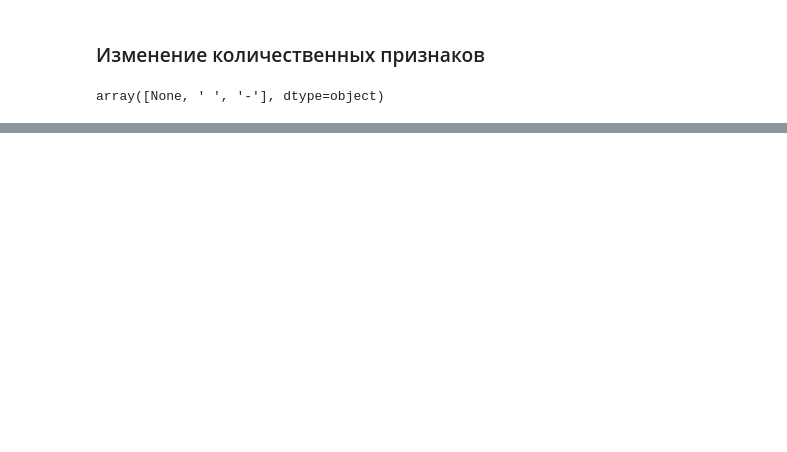
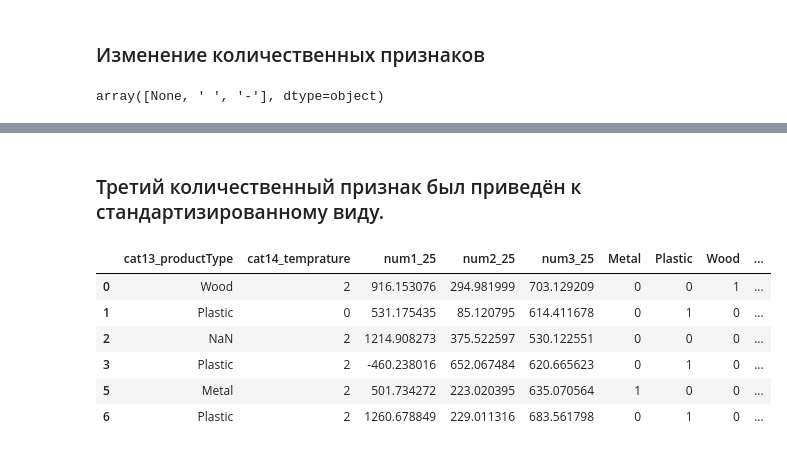
Before and after one commit to dahhwe/data_analysis, a Jupyter notebook: notebooks/analysis.ipynb, the cells around one changed output, grey strips where cells are left out. Drawn from its saved outputs; the diff is of its cells as text; code cells hidden in the pictures; blank space fills up the shorter version.

```diff
--- a/notebooks/analysis.ipynb
+++ b/notebooks/analysis.ipynb
@@ -180,0 +262,19 @@ TypeError: float() argument must be a string or a real number, not 'NAType'
+# %%
+min_max_scaler = MinMaxScaler()
+scaled_values = min_max_scaler.fit_transform(dataframe[[NUM1, NUM2]])
+dataframe[["num1_scaled", "num2_scaled"]] = scaled_values
+# %% [markdown]
+### Третий количественный признак был приведён к стандартизированному виду.
+# %%
+scaler = StandardScaler()
+num_cols = [NUM1, NUM2, NUM3]
+dataframe[[f"{col}_scaled" for col in num_cols]] = scaler.fit_transform(dataframe[num_cols])
+dataframe.head(6)
+# %% [output]
+|  | cat13_productType | cat14_temprature | num1_25 | num2_25 | num3_25 | Metal | Plastic | Wood | ... |
+| 0 | Wood | 2 | 916.153076 | 294.981999 | 703.129209 | 0 | 0 | 1 | ... |
+| 1 | Plastic | 0 | 531.175435 | 85.120795 | 614.411678 | 0 | 1 | 0 | ... |
+| 2 | NaN | 2 | 1214.908273 | 375.522597 | 530.122551 | 0 | 0 | 0 | ... |
+| 3 | Plastic | 2 | -460.238016 | 652.067484 | 620.665623 | 0 | 1 | 0 | ... |
+| 5 | Metal | 2 | 501.734272 | 223.020395 | 635.070564 | 1 | 0 | 0 | ... |
+| 6 | Plastic | 2 | 1260.678849 | 229.011316 | 683.561798 | 0 | 1 | 0 | ... |
```
Also changed, not shown: parts of 30 cells of this notebook, 1 other file.
